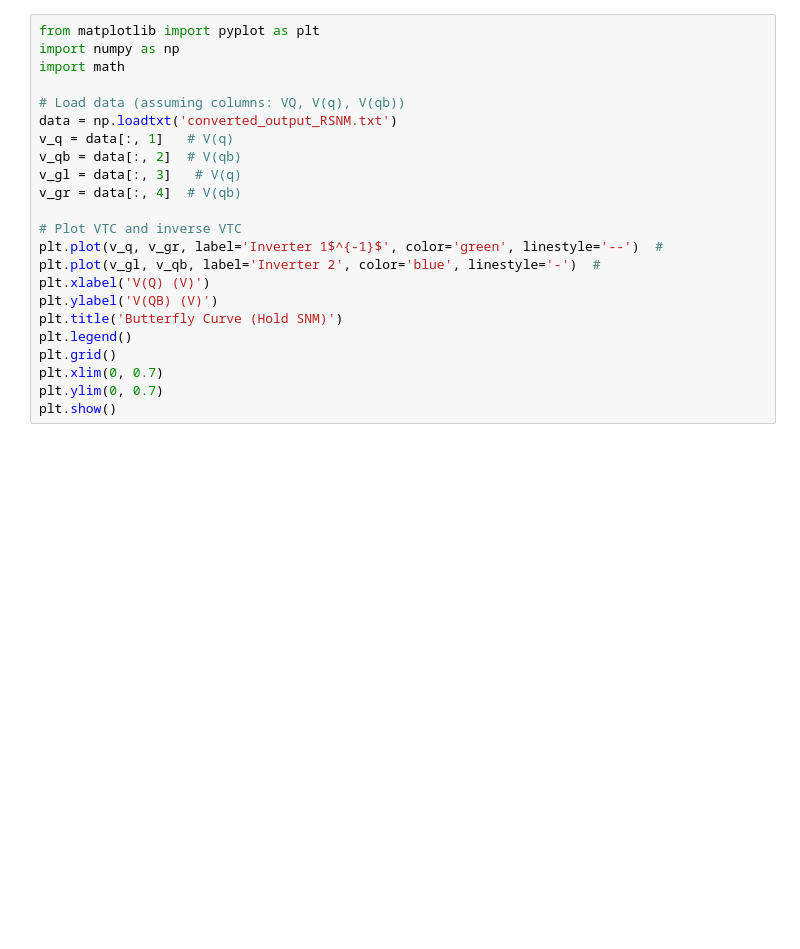
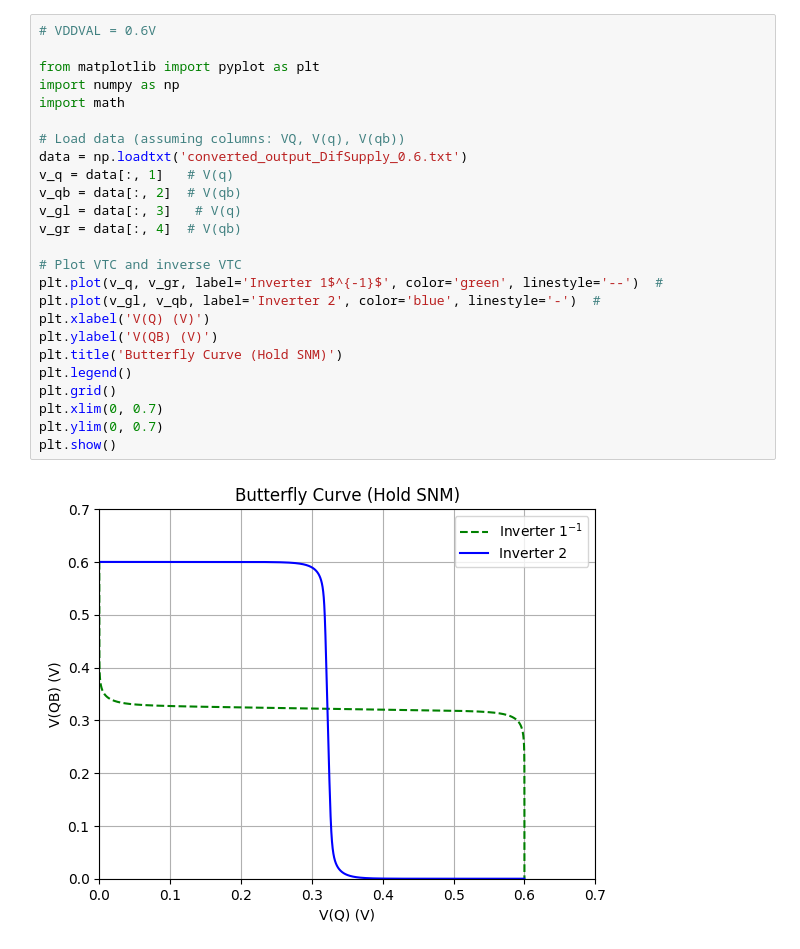
Before and after one commit to DatNguyen-glitch/MCS, a Jupyter notebook: Ex1/Plot_butterfly.ipynb, the cells around one changed output. Drawn from its saved outputs; the diff is of its cells as text; blank space fills up the shorter version.

```diff
--- a/Ex1/Plot_butterfly.ipynb
+++ b/Ex1/Plot_butterfly.ipynb
@@ -1,23 +56,27 @@
 # %%
+# VDDVAL = 0.6V
+
 from matplotlib import pyplot as plt
 import numpy as np
 import math
 
 # Load data (assuming columns: VQ, V(q), V(qb))
-data = np.loadtxt('converted_output_RSNM.txt')
+data = np.loadtxt('converted_output_DifSupply_0.6.txt')
 v_q = data[:, 1]   # V(q)
 v_qb = data[:, 2]  # V(qb)
 v_gl = data[:, 3]   # V(q)
 v_gr = data[:, 4]  # V(qb)
 
 # Plot VTC and inverse VTC
 plt.plot(v_q, v_gr, label='Inverter 1$^{-1}$', color='green', linestyle='--')  #
 plt.plot(v_gl, v_qb, label='Inverter 2', color='blue', linestyle='-')  #
 plt.xlabel('V(Q) (V)')
 plt.ylabel('V(QB) (V)')
 plt.title('Butterfly Curve (Hold SNM)')
 plt.legend()
 plt.grid()
 plt.xlim(0, 0.7)
 plt.ylim(0, 0.7)
 plt.show()
+# %% [output]
+[figure, added]
```
Also changed, not shown: parts of 4 cells of this notebook.
